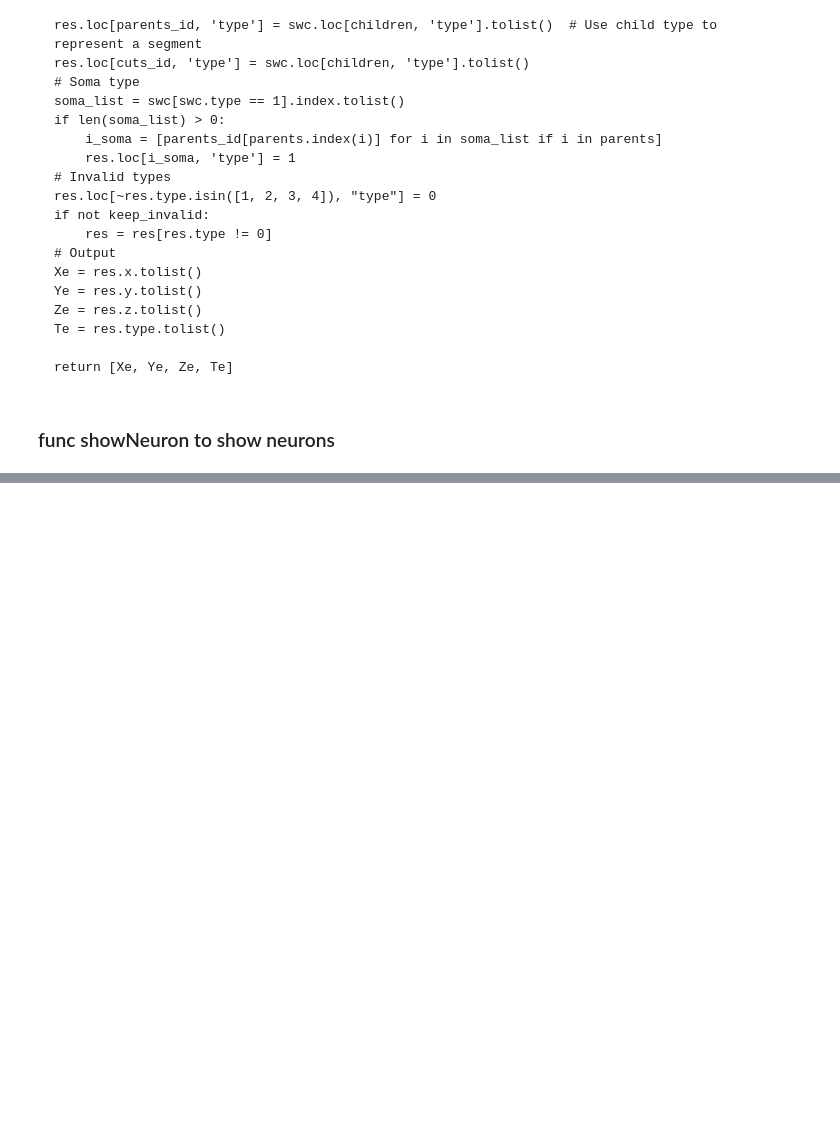
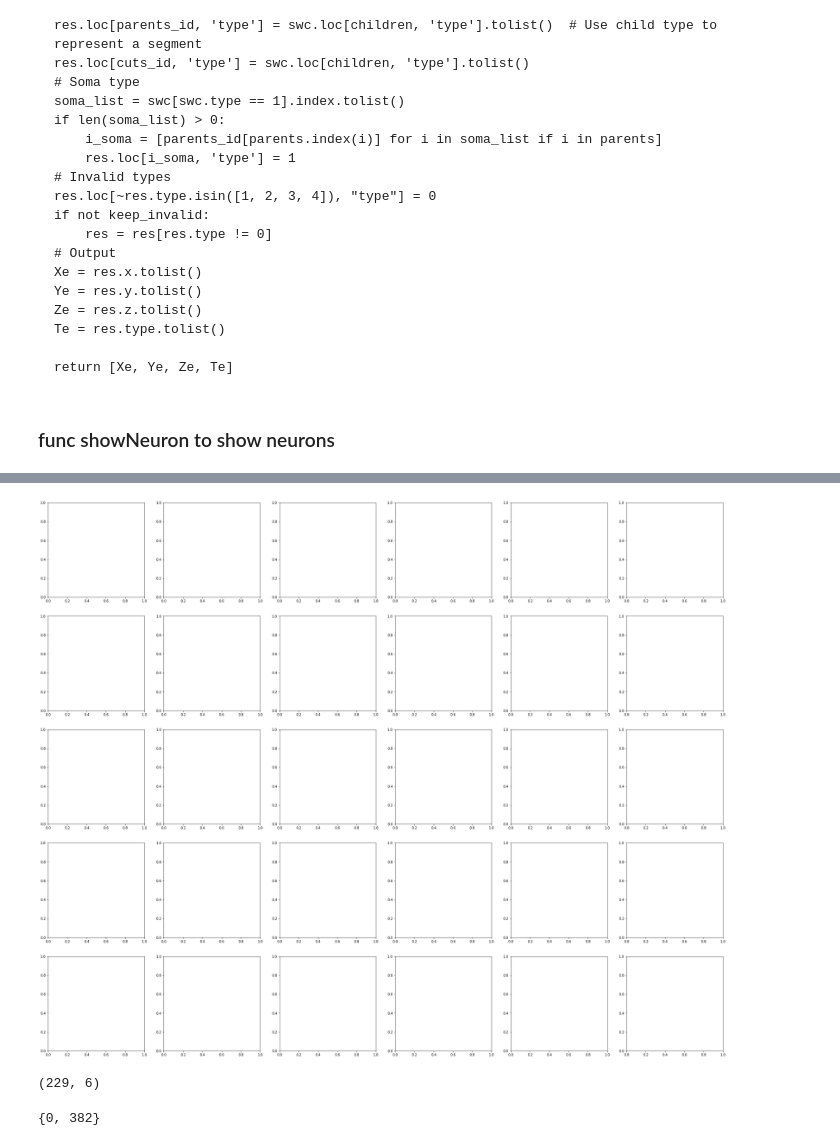
Before and after one commit to zijun-zhao/NMTcode, a Jupyter notebook: Code/Songlin_Paper-8Jan.ipynb, the cells around one changed output, grey strips where cells are left out. Saved outputs shown, nothing was run; the diff lists cells and outputs as text; code cells hidden in the pictures; blank space fills up the shorter version.

Commit message:
Generated axon projection according to layers

```diff
--- a/Code/Songlin_Paper-8Jan.ipynb
+++ b/Code/Songlin_Paper-8Jan.ipynb
@@ -490,0 +545,74 @@ get_single_region_colors(related_region_name, palette="paired", return_str=False
+# %%
+    slice_thickness = 100
+    ## Merge a cluster
+    neuron_df_list = []
+    neuron = nmt.neuron(SUB_list[0]+'.swc')
+    df = neuron.swc.copy()
+    # only select the axonal part
+    df = df[df.type==2]
+    # neuron_df_list is a list, each element corresponds to the selected axonal segment
+    neuron_df_list = neuron_df_list + [df]
+
+    # concate all the cell_list's axonal swc into a single df
+    # therefore the index of df may have duplicate nodes
+    # with columns ['type', 'x', 'y', 'z', 'r', 'parent']
+    df = pd.concat(neuron_df_list, axis=0)
+    tp = interestArray[
+        np.array(df.x/25, dtype=int).reshape(-1,),
+        np.array(df.y/25, dtype=int).reshape(-1,),
+        np.array(df.z/25, dtype=int).reshape(-1,),
+    ]
+    # replace axon type 2 with the region ID
+    df['type'] = tp
+    s_min = int(np.min(df.x) / slice_thickness)
+    s_max = int(np.max(df.x) / slice_thickness) + 1
+
+    # Filter out slices without enough axon fibers
+    df_slice = pd.DataFrame(index=range(s_min, s_max), columns=['x_center', 'thickness', 'x_min', 'x_max', 'total_branch'])
+    for i in range(s_min, s_max):
+        x_min = i*slice_thickness
+        x_max = (i+1)*slice_thickness
+        tp = df[((df.x<(x_max)) & (df.x>(x_min)))]
+        df_slice.loc[i] = [
+            (i + 0.5) * slice_thickness,
+            slice_thickness,
+            x_min,
+            x_max,
+            len(tp)
+        ]
+    # Filter df_slice
+    df_slice = df_slice.astype('float')
+    df_slice = df_slice[df_slice.total_branch>50]
+
+    # Coronal
+    corner_block = pd.DataFrame({
+        'type':[9999]*4,
+        'x':[0]*4,
+        'y':[0,6000,0,6000],
+        'z':[0,0,6000,6000],
+        'r':[1]*4,
+        'parent':[-1]*4
+        }
+    )
+    ncol = 6
+    nrow = int((len(df_slice)+ncol-1)/ncol)
+    # ncol = 2
+    # nrow = 2
+    fig, ax = plt.subplots(nrow, ncol, figsize=(6*ncol, 6*nrow))
+    ax = ax.reshape(-1,)
+    for i,s_id in enumerate(df_slice.index.tolist()[:]):
+        tp = df[((df.x>(df_slice.loc[s_id, 'x_min']))
+                 & (df.x<(df_slice.loc[s_id, 'x_max'])))]
+        #tp = pd.concat([tp, corner_block], axis=0)
+        segment = swc_to_edges2(tp, keep_invalid=True)
+        break
+# %% [output]
+[figure, added]
+# %%
+tp.shape
+# %% [output]
+(229, 6)
+# %%
+set(segment[3])
+# %% [output]
+{0, 382}
```
Also changed, not shown: parts of 13 cells of this notebook.
